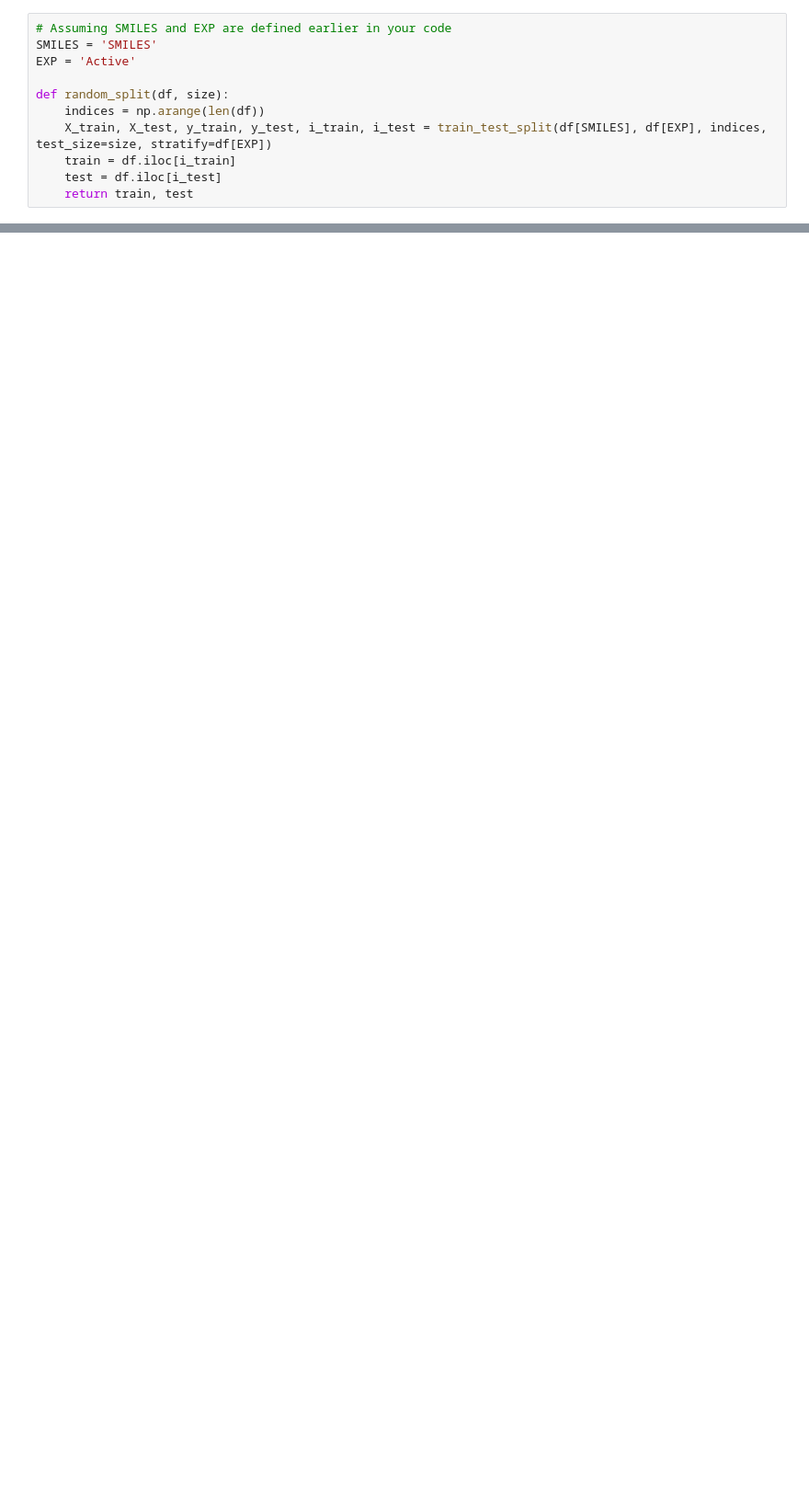
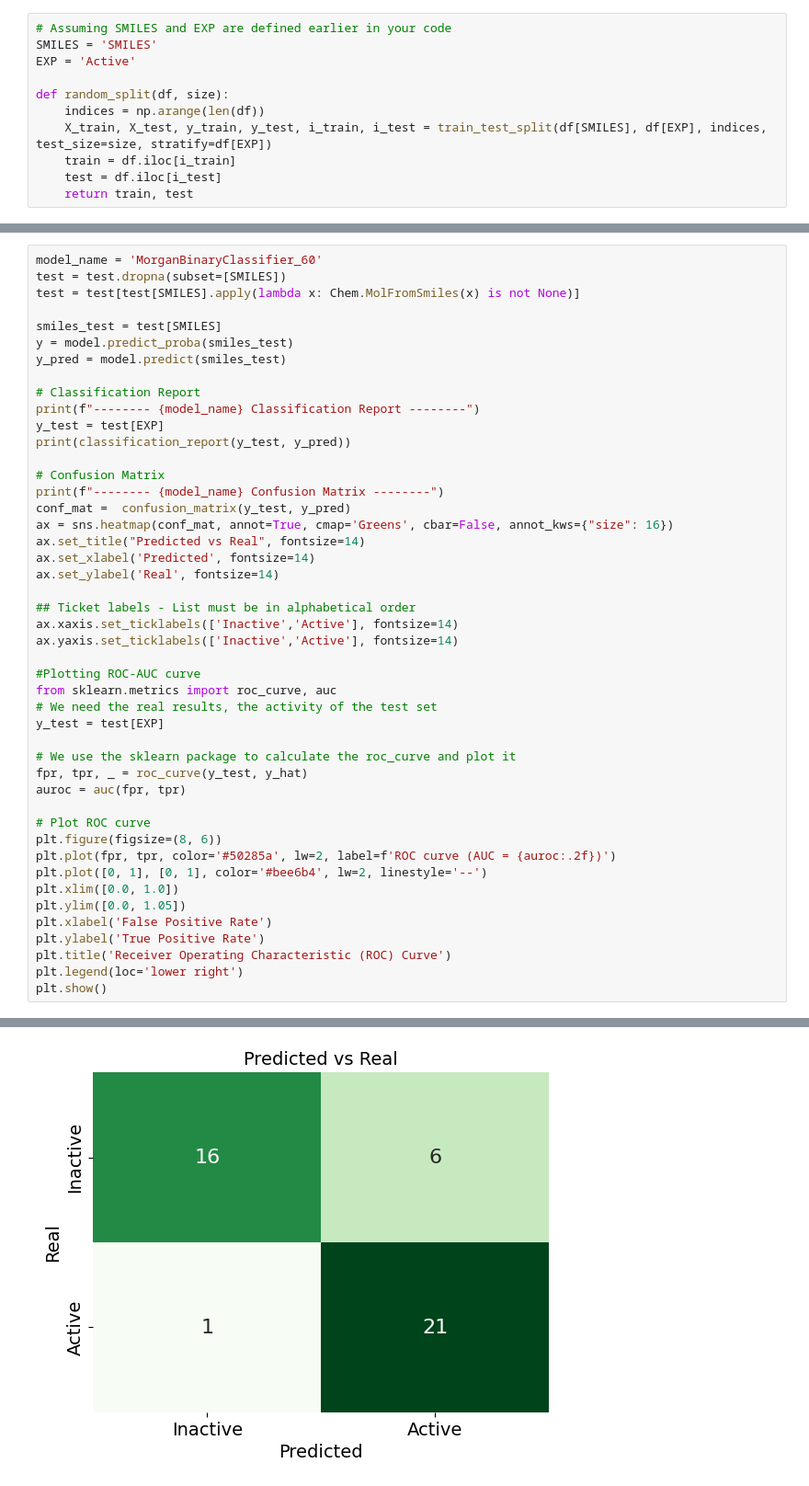
Before and after one commit to ersilia-os/eos5cl7, a Jupyter notebook: model/framework/code/01_Model_training.ipynb, the cells around one changed output, grey strips where cells are left out. Shown: that part at 92% size. Drawn from its saved outputs; the diff is of its cells as text; blank space fills up the shorter version.

```diff
--- a/model/framework/code/01_Model_training.ipynb
+++ b/model/framework/code/01_Model_training.ipynb
@@ -252,0 +191,47 @@ model.save("model_morgan2.joblib")
+# %%
+model_name = 'MorganBinaryClassifier_60'
+test = test.dropna(subset=[SMILES])
+test = test[test[SMILES].apply(lambda x: Chem.MolFromSmiles(x) is not None)]
+
+smiles_test = test[SMILES]
+y = model.predict_proba(smiles_test)
+y_pred = model.predict(smiles_test)
+
+# Classification Report
+print(f"-------- {model_name} Classification Report --------")
+y_test = test[EXP]
+print(classification_report(y_test, y_pred))
+
+# Confusion Matrix
+print(f"-------- {model_name} Confusion Matrix --------")
+conf_mat =  confusion_matrix(y_test, y_pred)
+ax = sns.heatmap(conf_mat, annot=True, cmap='Greens', cbar=False, annot_kws={"size": 16})
+ax.set_title("Predicted vs Real", fontsize=14)
+ax.set_xlabel('Predicted', fontsize=14)
+ax.set_ylabel('Real', fontsize=14)
+
+## Ticket labels - List must be in alphabetical order
+ax.xaxis.set_ticklabels(['Inactive','Active'], fontsize=14)
+ax.yaxis.set_ticklabels(['Inactive','Active'], fontsize=14)
+
+#Plotting ROC-AUC curve
+from sklearn.metrics import roc_curve, auc
+# We need the real results, the activity of the test set
+y_test = test[EXP]
+
+# We use the sklearn package to calculate the roc_curve and plot it
+fpr, tpr, _ = roc_curve(y_test, y_hat)
+auroc = auc(fpr, tpr)
+
+# Plot ROC curve
+plt.figure(figsize=(8, 6))
+plt.plot(fpr, tpr, color='#50285a', lw=2, label=f'ROC curve (AUC = {auroc:.2f})')
+plt.plot([0, 1], [0, 1], color='#bee6b4', lw=2, linestyle='--')
+plt.xlim([0.0, 1.0])
+plt.ylim([0.0, 1.05])
+plt.xlabel('False Positive Rate')
+plt.ylabel('True Positive Rate')
+plt.title('Receiver Operating Characteristic (ROC) Curve')
+plt.legend(loc='lower right')
+plt.show()
+# %% [output]
@@ -252,0 +249 @@ model.save("model_morgan2.joblib")
+[figure, added]
```
Also changed, not shown: parts of 28 cells of this notebook, 5 other files.
